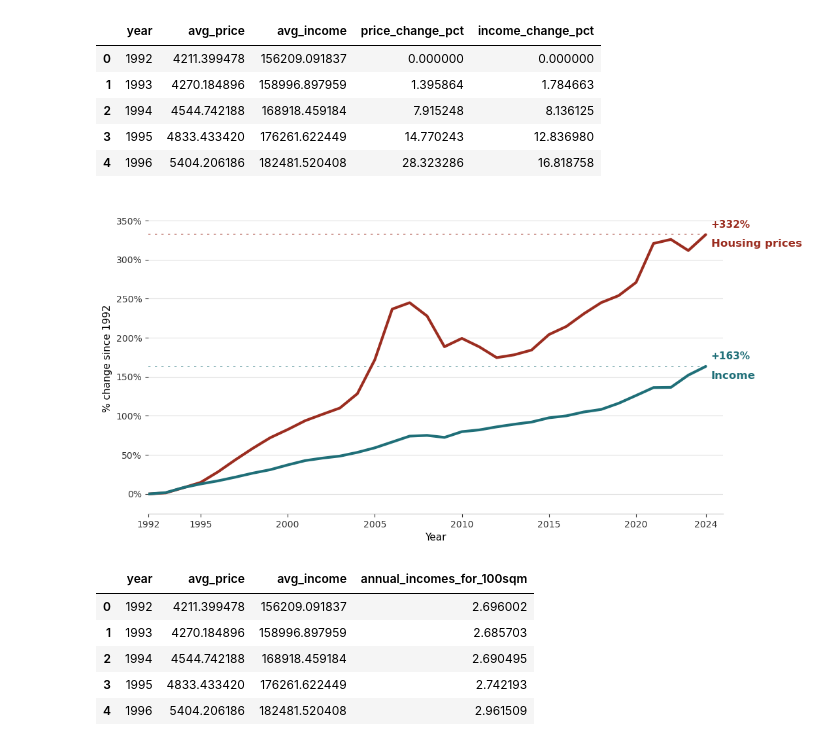
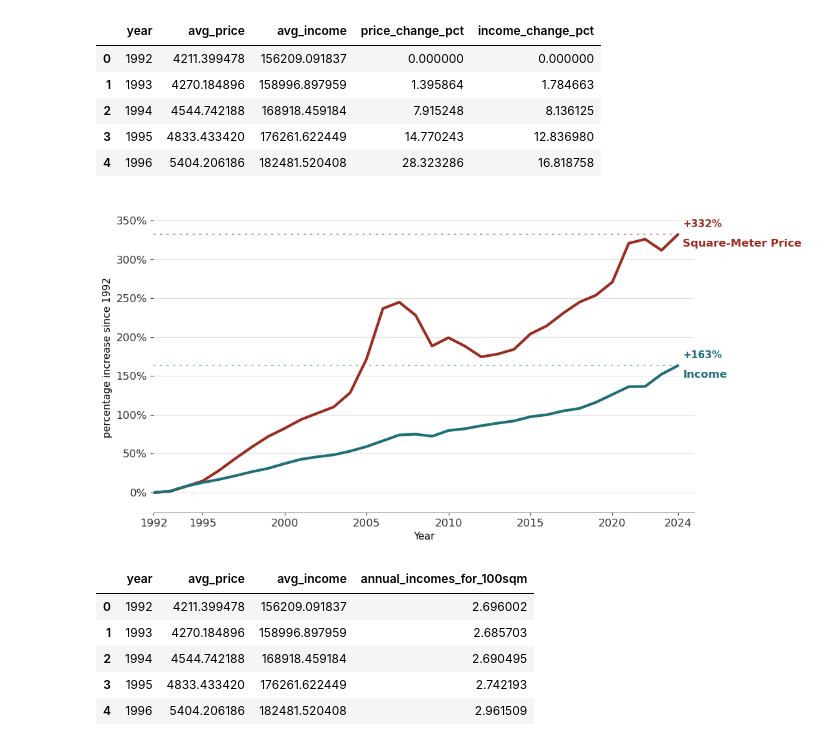
Before and after one commit to JBorregaardd/sda_project, a Jupyter notebook: del1.ipynb, the cells around one changed output. Cells and saved outputs as stored; diff of their text form; code cells hidden in the pictures.

```diff
--- a/del1.ipynb
+++ b/del1.ipynb
@@ -166,7 +166,7 @@ ax.text(
 ax.text(
     latest_year + 0.3,
     price_end - 12,
-    "Housing prices",
+    "Square-Meter Price",
     color=price_color,
     fontsize=12,
     fontweight="bold",
@@ -181,36 +181,39 @@ ax.text(
     fontsize=12,
     fontweight="bold",
     va="center"
 )
 
 # Axes
 ax.set_xlabel("Year", fontsize=11)
-ax.set_ylabel("% change since 1992", fontsize=11)
+ax.set_ylabel("percentage increase since 1992", fontsize=11)
 
 ax.yaxis.set_major_formatter(mtick.PercentFormatter(xmax=100, decimals=0))
 
 ax.set_xlim(plot_df["year"].min(), 2025)
 ax.set_xticks([1992,1995, 2000, 2005, 2010, 2015, 2020, 2024])
 
 ymax = max(plot_df["price_change_pct"].max(), plot_df["income_change_pct"].max())
 ax.set_ylim(-25, ymax * 1.12)
 
 # Grid and spines
 ax.grid(axis="y", color=grid_color, linewidth=0.8, alpha=0.8)
 ax.grid(axis="x", visible=False)
 
 for spine in ["top", "right", "left"]:
     ax.spines[spine].set_visible(False)
 
 ax.spines["bottom"].set_color("#BBBBBB")
-ax.tick_params(axis="both", labelsize=10, colors="#333333")
+ax.tick_params(axis="both", labelsize=12, colors="#333333")
 
 ax.legend().remove()
 
 plt.tight_layout(rect=[0, 0.05, 1, 0.92])
+
+#save the plot
+plt.savefig("output/price_income_trends.png", dpi=300, bbox_inches="tight")
 plt.show()
 # %% [output]
-[figure, old version]
+[figure, new version]
 # %%
 # affordability calculation
 plot_df["annual_incomes_for_100sqm"] = (
```
Also changed, not shown: 8 other files.
